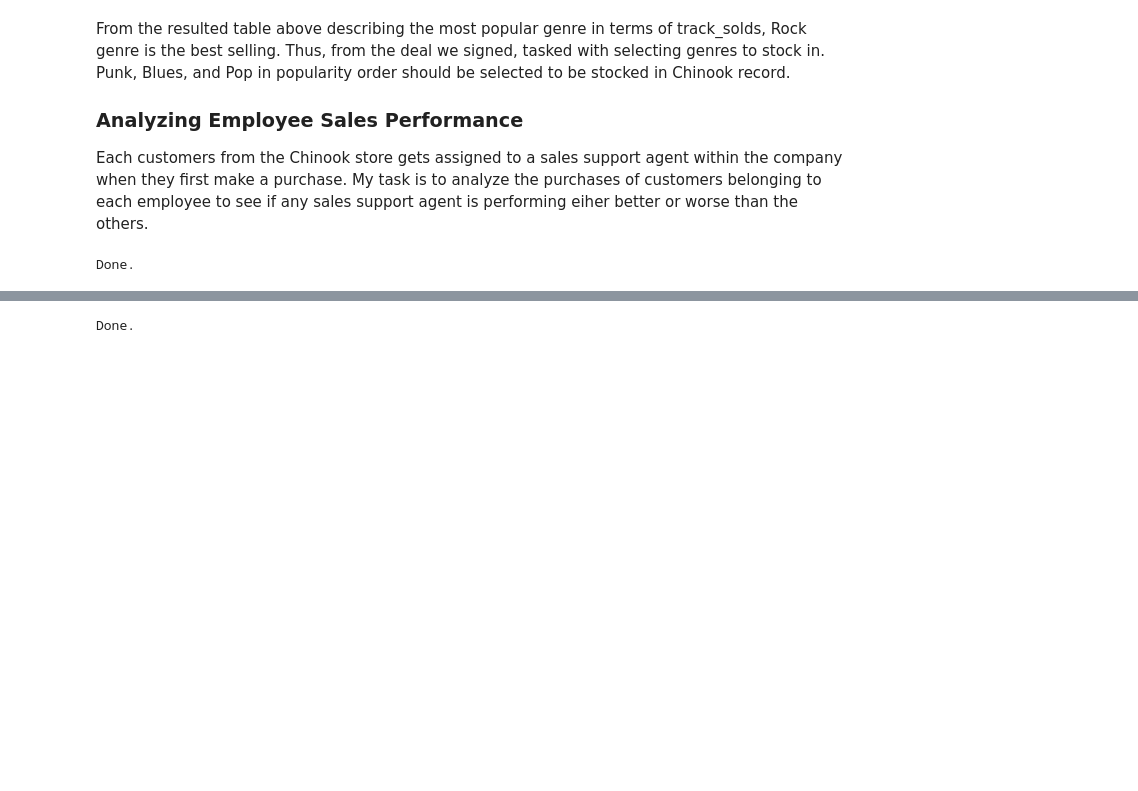
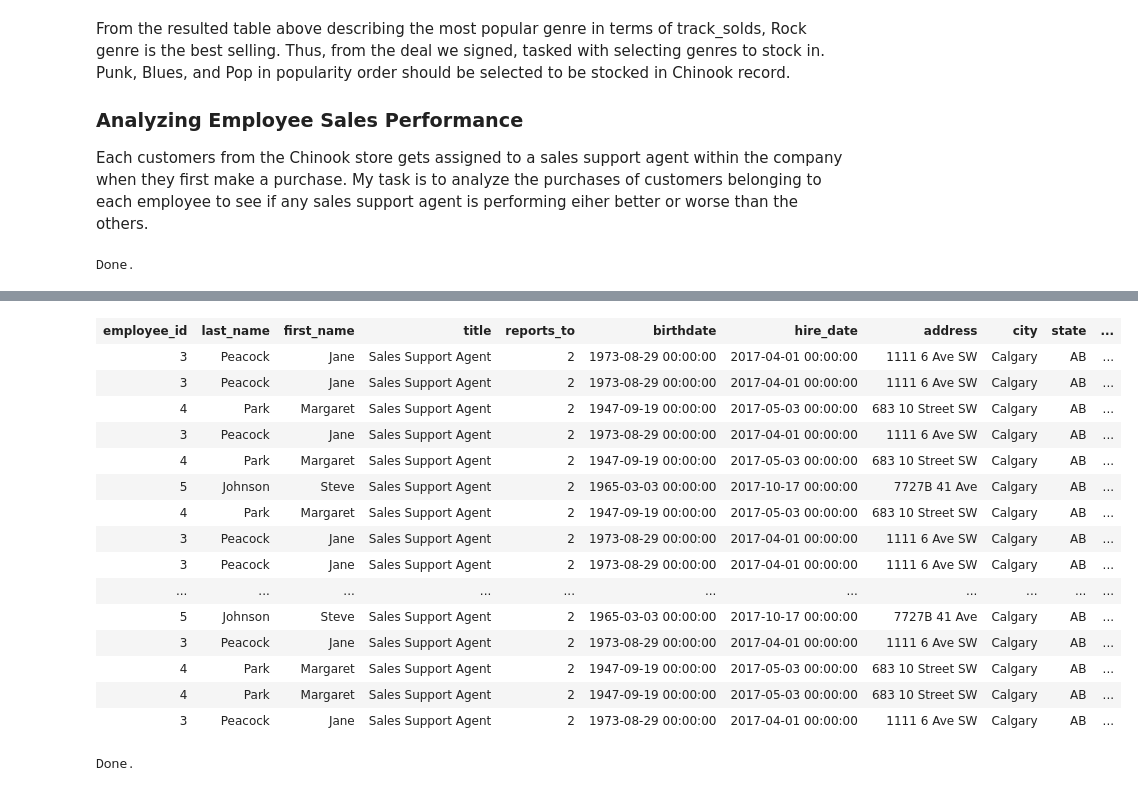
Before and after one commit to bchukt/Answering-Business-Questions-Using-SQL, a Jupyter notebook: Answering Business Questions Using SQL.ipynb, the cells around one changed output, grey strips where cells are left out. Drawn from its saved outputs; the diff is of its cells as text; code cells hidden in the pictures; blank space fills up the shorter version.

```diff
--- a/Answering Business Questions Using SQL.ipynb
+++ b/Answering Business Questions Using SQL.ipynb
@@ -130,6 +130,7 @@ SELECT
         i.*
 FROM invoice i
 LEFT JOIN customer c ON i.customer_id = c.customer_id
-LEFT JOIN employee e ON c.support_rep_id = e.employee_id;
+LEFT JOIN employee e ON c.support_rep_id = e.employee_id
+LIMIT 40;
 # %% [output]
 Done.
@@ -153,3 +137,19 @@ Done.
+| employee_id | last_name | first_name | title | reports_to | birthdate | hire_date | address | city | state | ... |
+| 3 | Peacock | Jane | Sales Support Agent | 2 | 1973-08-29 00:00:00 | 2017-04-01 00:00:00 | 1111 6 Ave SW | Calgary | AB | ... |
+| 3 | Peacock | Jane | Sales Support Agent | 2 | 1973-08-29 00:00:00 | 2017-04-01 00:00:00 | 1111 6 Ave SW | Calgary | AB | ... |
+| 4 | Park | Margaret | Sales Support Agent | 2 | 1947-09-19 00:00:00 | 2017-05-03 00:00:00 | 683 10 Street SW | Calgary | AB | ... |
+| 3 | Peacock | Jane | Sales Support Agent | 2 | 1973-08-29 00:00:00 | 2017-04-01 00:00:00 | 1111 6 Ave SW | Calgary | AB | ... |
+| 4 | Park | Margaret | Sales Support Agent | 2 | 1947-09-19 00:00:00 | 2017-05-03 00:00:00 | 683 10 Street SW | Calgary | AB | ... |
+| 5 | Johnson | Steve | Sales Support Agent | 2 | 1965-03-03 00:00:00 | 2017-10-17 00:00:00 | 7727B 41 Ave | Calgary | AB | ... |
+| 4 | Park | Margaret | Sales Support Agent | 2 | 1947-09-19 00:00:00 | 2017-05-03 00:00:00 | 683 10 Street SW | Calgary | AB | ... |
+| 3 | Peacock | Jane | Sales Support Agent | 2 | 1973-08-29 00:00:00 | 2017-04-01 00:00:00 | 1111 6 Ave SW | Calgary | AB | ... |
+| 3 | Peacock | Jane | Sales Support Agent | 2 | 1973-08-29 00:00:00 | 2017-04-01 00:00:00 | 1111 6 Ave SW | Calgary | AB | ... |
+| ... | ... | ... | ... | ... | ... | ... | ... | ... | ... | ... |
+| 5 | Johnson | Steve | Sales Support Agent | 2 | 1965-03-03 00:00:00 | 2017-10-17 00:00:00 | 7727B 41 Ave | Calgary | AB | ... |
+| 3 | Peacock | Jane | Sales Support Agent | 2 | 1973-08-29 00:00:00 | 2017-04-01 00:00:00 | 1111 6 Ave SW | Calgary | AB | ... |
+| 4 | Park | Margaret | Sales Support Agent | 2 | 1947-09-19 00:00:00 | 2017-05-03 00:00:00 | 683 10 Street SW | Calgary | AB | ... |
+| 4 | Park | Margaret | Sales Support Agent | 2 | 1947-09-19 00:00:00 | 2017-05-03 00:00:00 | 683 10 Street SW | Calgary | AB | ... |
+| 3 | Peacock | Jane | Sales Support Agent | 2 | 1973-08-29 00:00:00 | 2017-04-01 00:00:00 | 1111 6 Ave SW | Calgary | AB | ... |
 # %%
 %%sql
 WITH
```
Also changed, not shown: parts of 1 cell of this notebook.
